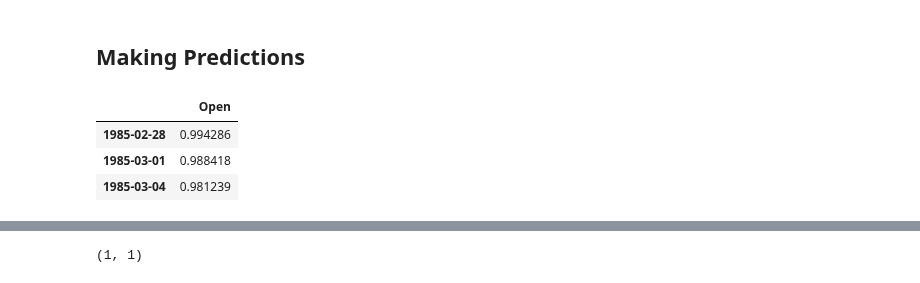
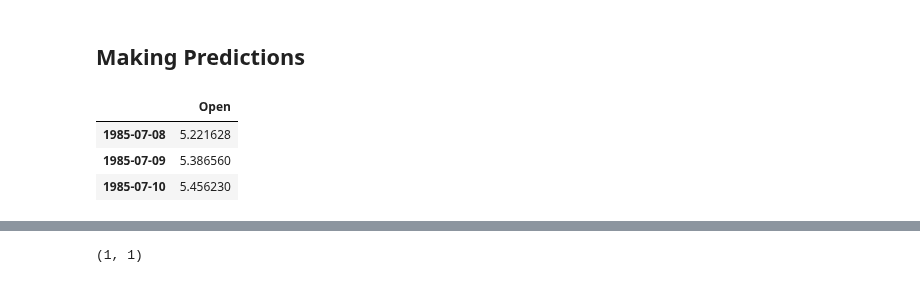
Before and after one commit to zanderman/stock-forecasting-transformer, a Jupyter notebook: Stock_predict_LSTM.ipynb, the cells around one changed output, grey strips where cells are left out. Saved outputs shown, nothing was run; the diff lists cells and outputs as text; code cells hidden in the pictures.

```diff
--- a/Stock_predict_LSTM.ipynb
+++ b/Stock_predict_LSTM.ipynb
@@ -117,7 +116,8 @@ Downloading price-volume-data-for-all-us-stocks-etfs.zip to /content
 # %% [markdown]
 ## Read Dataset
 # %%
-dataset = pd.read_csv("/content/Data/Stocks/aapl.us.txt", sep=",")
+ticker = 'AAPL'
+dataset = pd.read_csv(f"/content/Data/Stocks/{ticker.lower()}.us.txt", sep=",")
 # %%
 dataset.head()
 # %% [output]
@@ -157,3 +157,15 @@ training set shape: (8364, 4)
  [174.48    175.46    172.52    175.25   ]
  [175.11    175.38    174.27    174.67   ]]
 Number of all timestamps: 8364
+# %%
+# Add noise (optional) run ony once
+plt.plot(train[:,2:3], label='clean')
+
+mean = 5
+std = 0.5
+
+train = train + np.random.normal(mean, std, train.shape)
+
+plt.plot(train[:,2:3], label='noisy')
+plt.legend()
+plt.show()
@@ -179,8 +191,8 @@ array([[0.00109122],
 X_train = []
 y_train = []
 
-n_future = 1   # Number of days we want to predict into the future
-n_past = 60     # Number of past days we want the model to learn from
+n_future = 30   # Number of days we want to predict into the future
+n_past = 90     # Number of past days we want the model to learn from
 
 for i in range(n_past, len(train_scaled)-n_future+1):
   X_train.append(train_scaled[i-n_past:i, 0:train.shape[1]-1])
@@ -249,5 +256,5 @@ _________________________________________________________________
 es = EarlyStopping(monitor='val_loss', min_delta=1e-10, patience=10, verbose=1)
 rlr = ReduceLROnPlateau(monitor='val_loss', factor=0.5, patience=10, verbose=1)
 
-history = model.fit(X_train, y_train, shuffle=True, epochs=30, validation_split=0.2, verbose=1, batch_size=256)
+history = model.fit(X_train, y_train, shuffle=True, epochs=50, validation_split=0.2, verbose=1, batch_size=256)
 # %% [output]
@@ -296,29 +288,26 @@ predictions_train = model.predict(X_train[n_past:])
 # %%
 # Inverse the predictions to original measurements
 
 # ---> Special function: convert <datetime.date> to <Timestamp>
 def datetime_to_timestamp(x):
-    '''
-        x : a given datetime value (datetime.date)
-    '''
     return datetime.strptime(x.strftime('%Y%m%d'), '%Y%m%d')
 
 
 y_pred_future = sc_predict.inverse_transform(predictions_future)
 y_pred_train = sc_predict.inverse_transform(predictions_train)
 
 PREDICTIONS_FUTURE = pd.DataFrame(y_pred_future, columns=['Open']).set_index(pd.Series(datelist_future))
 PREDICTION_TRAIN = pd.DataFrame(y_pred_train, columns=['Open']).set_index(pd.Series(datelist_train[2 * n_past + n_future -1:]))
 
 # Convert <datetime.date> to <Timestamp> for PREDCITION_TRAIN
 PREDICTION_TRAIN.index = PREDICTION_TRAIN.index.to_series().apply(datetime_to_timestamp)
 
 PREDICTION_TRAIN.head(3)
 # %% [output]
 |  | Open |
-| 1985-02-28 | 0.994286 |
-| 1985-03-01 | 0.988418 |
-| 1985-03-04 | 0.981239 |
+| 1985-07-08 | 5.221628 |
+| 1985-07-09 | 5.386560 |
+| 1985-07-10 | 5.456230 |
 # %%
 # Parse training set timestamp for better visualization
 df_train.index = datelist_train
```
Also changed, not shown: parts of 11 cells of this notebook.
